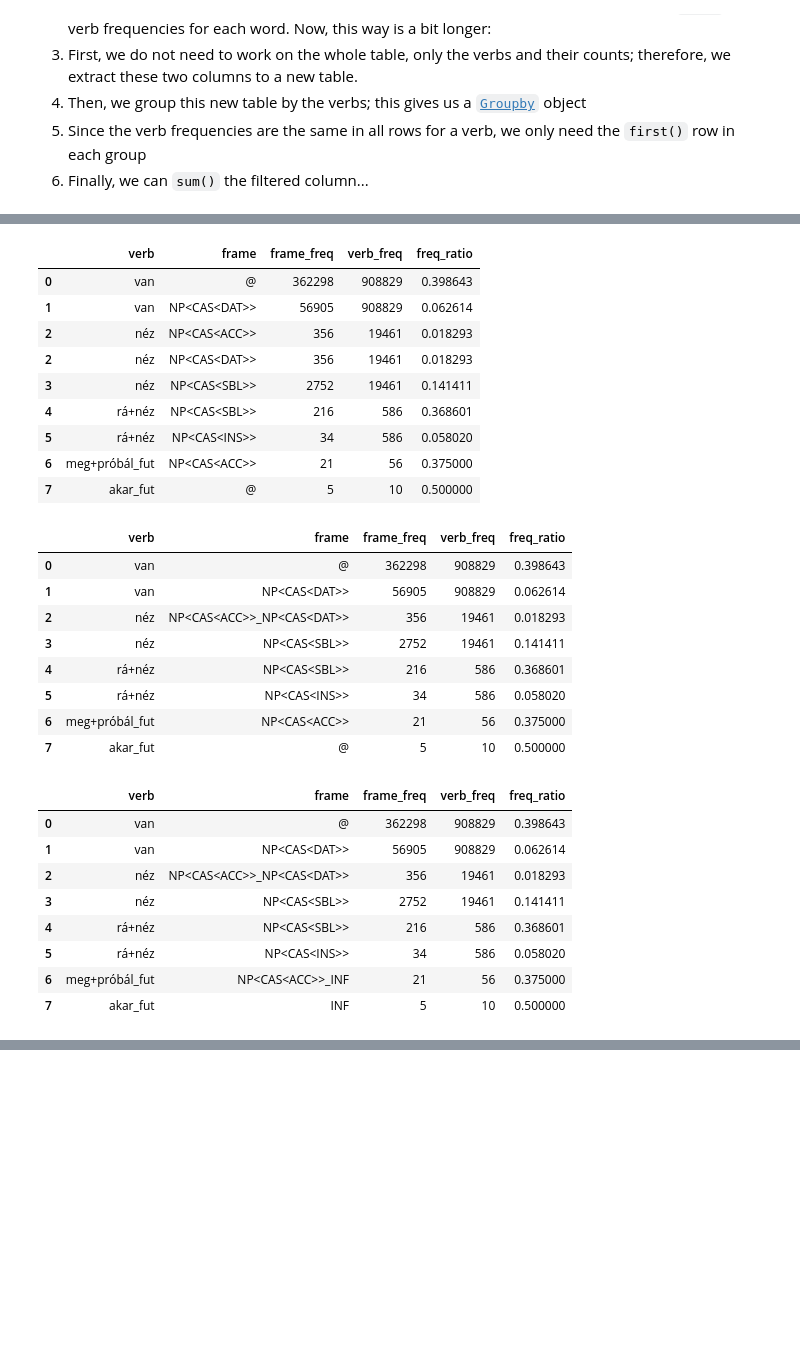
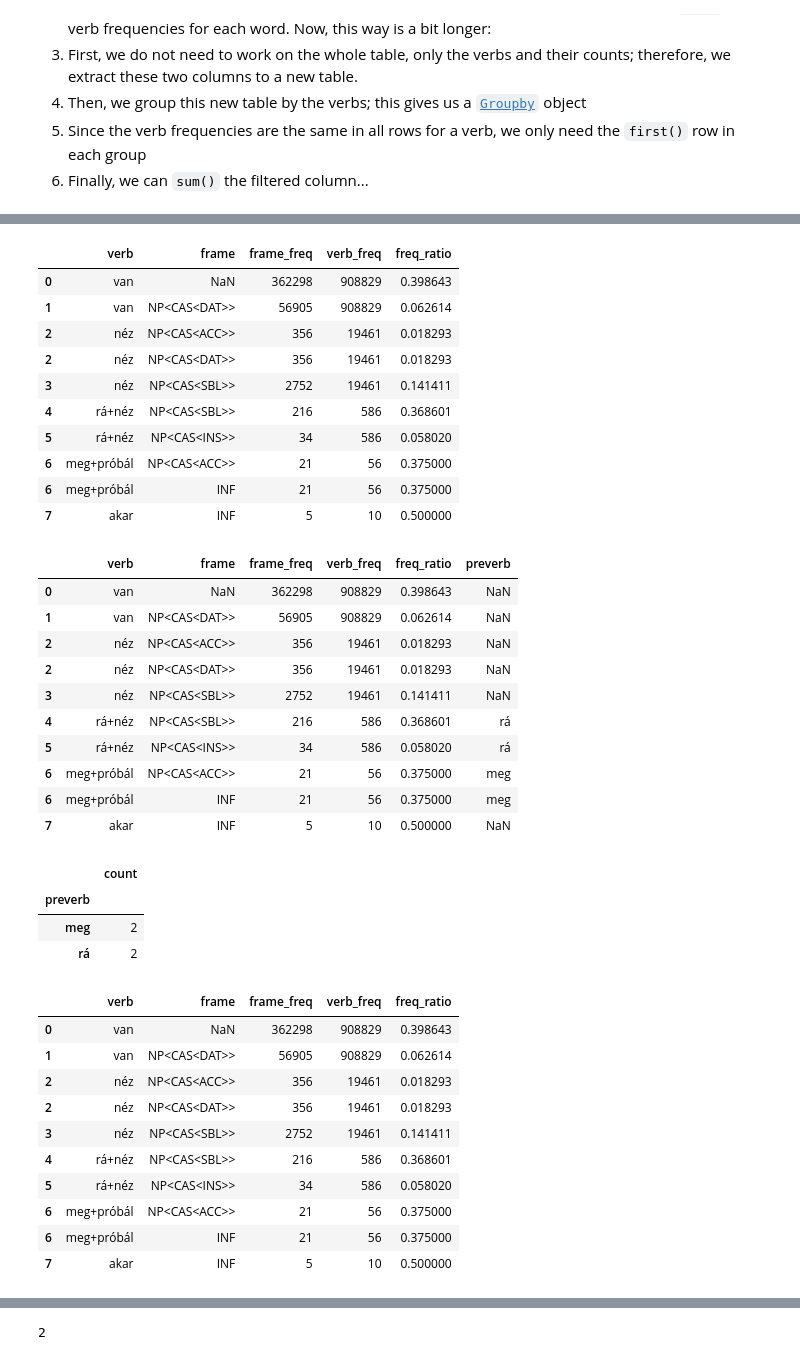
Before and after one commit to DavidNemeskey/Tade-corpus-tools, a Jupyter notebook: notebooks/Pandas tutorial.ipynb, the cells around one changed output, grey strips where cells are left out. Drawn from its saved outputs; the diff is of its cells as text; code cells hidden in the pictures; blank space fills up the shorter version.

```diff
--- a/notebooks/Pandas tutorial.ipynb
+++ b/notebooks/Pandas tutorial.ipynb
@@ -273,52 +273,86 @@ def split_frames(df):
     Splits the frames into individual arguments and creates as many copies of the row
     as there are arguments in the frame. Makes certain calculations easier.
     """
     s = df.frame.str.split('_').apply(pd.Series, 1).stack()
     s.index = s.index.droplevel(-1)  # Drops the second-level index
     s.name = 'frame'                 # Needs a name for join
     return df.drop('frame', axis=1).join(s)[df.columns]  # Keep the original column order
 
 def add_inf_frame(df, in_place=True):
     """
     Adds INF as a frame if the verb is a modal (i.e. the 'verb' column is of the
     format FiniteVerb_InfiniteVerb).
     """
     df_ret = df if in_place else df.copy(deep=True)
     df_ret.frame = df_ret.frame.apply(lambda s: 'INF' if s == '@' else s + '_INF').where(
         df_ret.verb.str.contains('_', regex=False), other=df_ret.frame)
+    df_ret.loc[df_ret.verb.str.contains('_', regex=False), 'verb'] = df_ret.verb.str.replace('_.*', '')
+    df_ret.loc[df_ret.frame == '@', 'frame'] = np.nan
     return df_ret
+
+def add_preverb_column(df):
+    """Adds a preverb column to the data frame."""
+    return df.assign(preverb=df.verb.str.replace('[+].+', '').where(df2.verb.str.contains('+', regex=False)))
 
 df2 = df.append({'verb': 'meg+próbál_fut', 'frame': 'NP<CAS<ACC>>',
                  'frame_freq': 21, 'verb_freq': 56, 'freq_ratio': 0.375}, ignore_index=True)
 df2 = df2.append({'verb': 'akar_fut', 'frame': '@',
                  'frame_freq': 5, 'verb_freq': 10, 'freq_ratio': 0.5}, ignore_index=True)
-display(split_frames(df2))
+df2 = split_frames(add_inf_frame(df2))
+display(df2)
+
+df4 = add_preverb_column(df2)
+display(df4)
+display(df4[['frame', 'preverb']].rename(columns={'frame': 'count'}).groupby('preverb').count())
+df3 = df2.assign(verb=df2.verb.str.replace('[+].+', '').where(df2.verb.str.contains('+', regex=False), other='@'))
+display(df2)
+display(df3)
+frames = df2[['frame', 'verb']].rename(columns={'verb': 'count'}).groupby('frame').count()
+print(frames.loc['INF']['count'])
+
+#aha = pd.DataFrame({'apple': [0, 1, 2], 'banana': [3, 4, 5], 'cherry': ['good', 'bad', 'good']})
+#aha['apple'][aha.cherry == 'bad'] = np.nan
+#aha.loc[aha.cherry == 'bad', ['apple', 'banana']] = aha.loc[aha.cherry == 'bad', ['banana', 'apple']]
+#aha.loc[aha.cherry == 'bad', 'apple'] = aha.banana + 1
+#display(aha)
+#aha.loc[aha.cherry == 'good', ['apple', 'banana']] = (aha[['banana','apple']] * 2).values
+#aha.loc[aha.cherry == 'good', ['apple', 'banana']] = pd.concat([aha['banana'] * 3, aha['apple'] * 2], axis=1)
+#display(aha)
 # %% [output]
 |  | verb | frame | frame_freq | verb_freq | freq_ratio |
-| 0 | van | @ | 362298 | 908829 | 0.398643 |
+| 0 | van | NaN | 362298 | 908829 | 0.398643 |
 | 1 | van | NP<CAS<DAT>> | 56905 | 908829 | 0.062614 |
 | 2 | néz | NP<CAS<ACC>> | 356 | 19461 | 0.018293 |
 | 2 | néz | NP<CAS<DAT>> | 356 | 19461 | 0.018293 |
 | 3 | néz | NP<CAS<SBL>> | 2752 | 19461 | 0.141411 |
 | 4 | rá+néz | NP<CAS<SBL>> | 216 | 586 | 0.368601 |
 | 5 | rá+néz | NP<CAS<INS>> | 34 | 586 | 0.058020 |
-| 6 | meg+próbál_fut | NP<CAS<ACC>> | 21 | 56 | 0.375000 |
-| 7 | akar_fut | @ | 5 | 10 | 0.500000 |
+| 6 | meg+próbál | NP<CAS<ACC>> | 21 | 56 | 0.375000 |
+| 6 | meg+próbál | INF | 21 | 56 | 0.375000 |
+| 7 | akar | INF | 5 | 10 | 0.500000 |
-|  | verb | frame | frame_freq | verb_freq | freq_ratio |
-| 0 | van | @ | 362298 | 908829 | 0.398643 |
-| 1 | van | NP<CAS<DAT>> | 56905 | 908829 | 0.062614 |
-| 2 | néz | NP<CAS<ACC>>_NP<CAS<DAT>> | 356 | 19461 | 0.018293 |
-| 3 | néz | NP<CAS<SBL>> | 2752 | 19461 | 0.141411 |
-| 4 | rá+néz | NP<CAS<SBL>> | 216 | 586 | 0.368601 |
-| 5 | rá+néz | NP<CAS<INS>> | 34 | 586 | 0.058020 |
-| 6 | meg+próbál_fut | NP<CAS<ACC>> | 21 | 56 | 0.375000 |
-| 7 | akar_fut | @ | 5 | 10 | 0.500000 |
+|  | verb | frame | frame_freq | verb_freq | freq_ratio | preverb |
+| 0 | van | NaN | 362298 | 908829 | 0.398643 | NaN |
+| 1 | van | NP<CAS<DAT>> | 56905 | 908829 | 0.062614 | NaN |
+| 2 | néz | NP<CAS<ACC>> | 356 | 19461 | 0.018293 | NaN |
+| 2 | néz | NP<CAS<DAT>> | 356 | 19461 | 0.018293 | NaN |
+| 3 | néz | NP<CAS<SBL>> | 2752 | 19461 | 0.141411 | NaN |
+| 4 | rá+néz | NP<CAS<SBL>> | 216 | 586 | 0.368601 | rá |
+| 5 | rá+néz | NP<CAS<INS>> | 34 | 586 | 0.058020 | rá |
+| 6 | meg+próbál | NP<CAS<ACC>> | 21 | 56 | 0.375000 | meg |
+| 6 | meg+próbál | INF | 21 | 56 | 0.375000 | meg |
+| 7 | akar | INF | 5 | 10 | 0.500000 | NaN |
-|  | verb | frame | frame_freq | verb_freq | freq_ratio |
-| 0 | van | @ | 362298 | 908829 | 0.398643 |
-| 1 | van | NP<CAS<DAT>> | 56905 | 908829 | 0.062614 |
-| 2 | néz | NP<CAS<ACC>>_NP<CAS<DAT>> | 356 | 19461 | 0.018293 |
-| 3 | néz | NP<CAS<SBL>> | 2752 | 19461 | 0.141411 |
-| 4 | rá+néz | NP<CAS<SBL>> | 216 | 586 | 0.368601 |
-| 5 | rá+néz | NP<CAS<INS>> | 34 | 586 | 0.058020 |
-| 6 | meg+próbál_fut | NP<CAS<ACC>>_INF | 21 | 56 | 0.375000 |
-| 7 | akar_fut | INF | 5 | 10 | 0.500000 |
+|  | count |
+| preverb |  |
+| meg | 2 |
+| rá | 2 |
+|  | verb | frame | frame_freq | verb_freq | freq_ratio |
+| 0 | van | NaN | 362298 | 908829 | 0.398643 |
+| 1 | van | NP<CAS<DAT>> | 56905 | 908829 | 0.062614 |
+| 2 | néz | NP<CAS<ACC>> | 356 | 19461 | 0.018293 |
+| 2 | néz | NP<CAS<DAT>> | 356 | 19461 | 0.018293 |
+| 3 | néz | NP<CAS<SBL>> | 2752 | 19461 | 0.141411 |
+| 4 | rá+néz | NP<CAS<SBL>> | 216 | 586 | 0.368601 |
+| 5 | rá+néz | NP<CAS<INS>> | 34 | 586 | 0.058020 |
+| 6 | meg+próbál | NP<CAS<ACC>> | 21 | 56 | 0.375000 |
+| 6 | meg+próbál | INF | 21 | 56 | 0.375000 |
+| 7 | akar | INF | 5 | 10 | 0.500000 |
@@ -324,0 +370 @@ display(split_frames(df2))
+2
```
Also changed, not shown: parts of 2 cells of this notebook.
